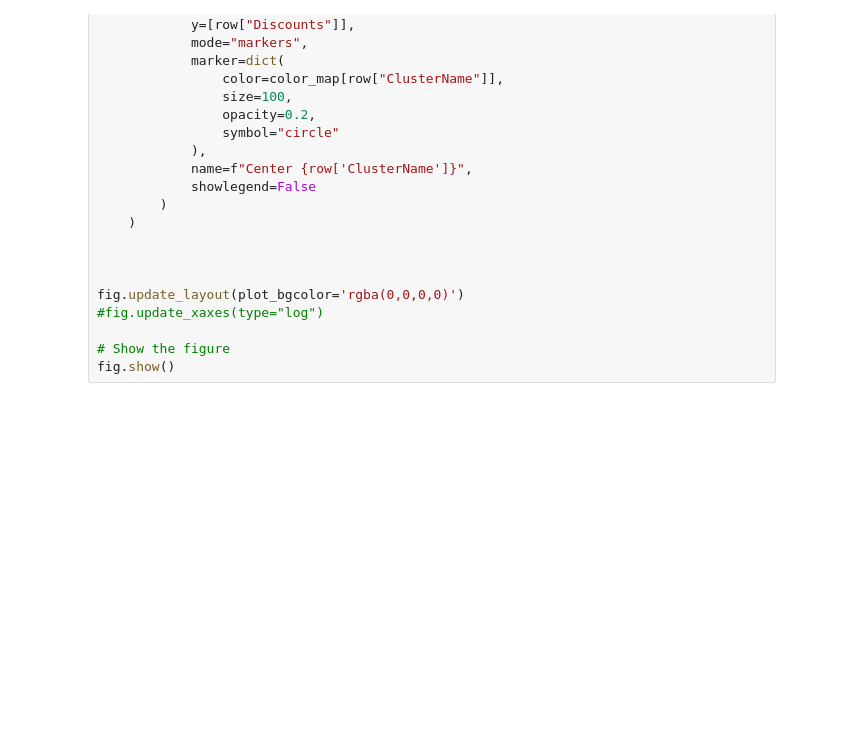
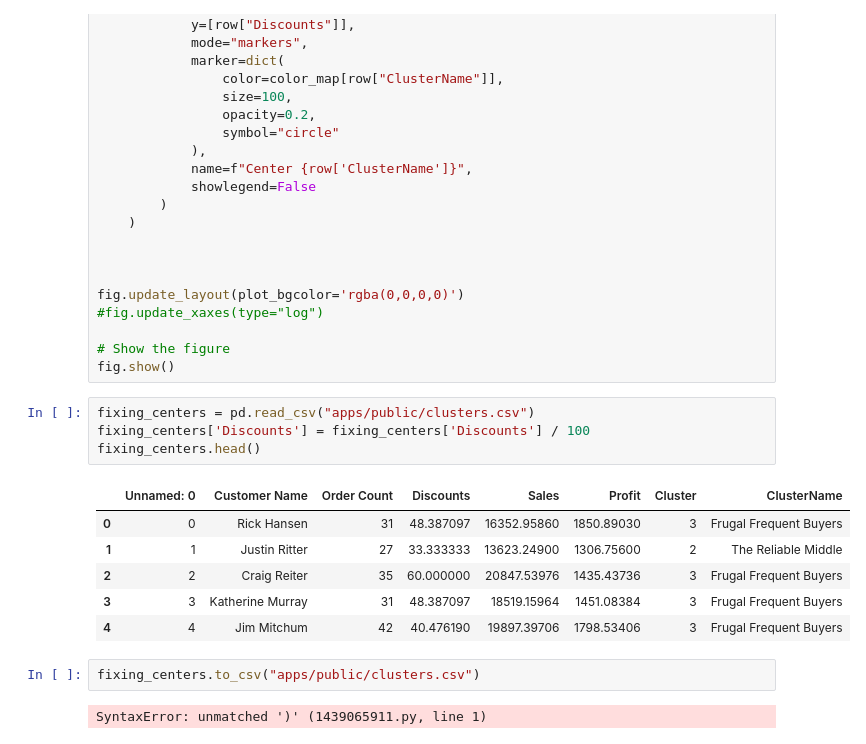
Before and after one commit to joshuajnoble/method-data-viz, a Jupyter notebook: super_store_edav.ipynb, the cells around one changed output. Cells and saved outputs as stored; diff of their text form; blank space fills up the shorter version.

Commit message:
clustering explorations

```diff
--- a/super_store_edav.ipynb
+++ b/super_store_edav.ipynb
@@ -966,3 +972,18 @@ fig.update_layout(plot_bgcolor='rgba(0,0,0,0)')
 
 # Show the figure
 fig.show()
+# %%
+fixing_centers = pd.read_csv("apps/public/clusters.csv")
+fixing_centers['Discounts'] = fixing_centers['Discounts'] / 100
+fixing_centers.head()
+# %% [output]
+|  | Unnamed: 0 | Customer Name | Order Count | Discounts | Sales | Profit | Cluster | ClusterName |
+| 0 | 0 | Rick Hansen | 31 | 48.387097 | 16352.95860 | 1850.89030 | 3 | Frugal Frequent Buyers |
+| 1 | 1 | Justin Ritter | 27 | 33.333333 | 13623.24900 | 1306.75600 | 2 | The Reliable Middle |
+| 2 | 2 | Craig Reiter | 35 | 60.000000 | 20847.53976 | 1435.43736 | 3 | Frugal Frequent Buyers |
+| 3 | 3 | Katherine Murray | 31 | 48.387097 | 18519.15964 | 1451.08384 | 3 | Frugal Frequent Buyers |
+| 4 | 4 | Jim Mitchum | 42 | 40.476190 | 19897.39706 | 1798.53406 | 3 | Frugal Frequent Buyers |
+# %%
+fixing_centers.to_csv("apps/public/clusters.csv")
+# %% [output]
+SyntaxError: unmatched ')' (1439065911.py, line 1)
```
Also changed, not shown: parts of 1 cell of this notebook.
